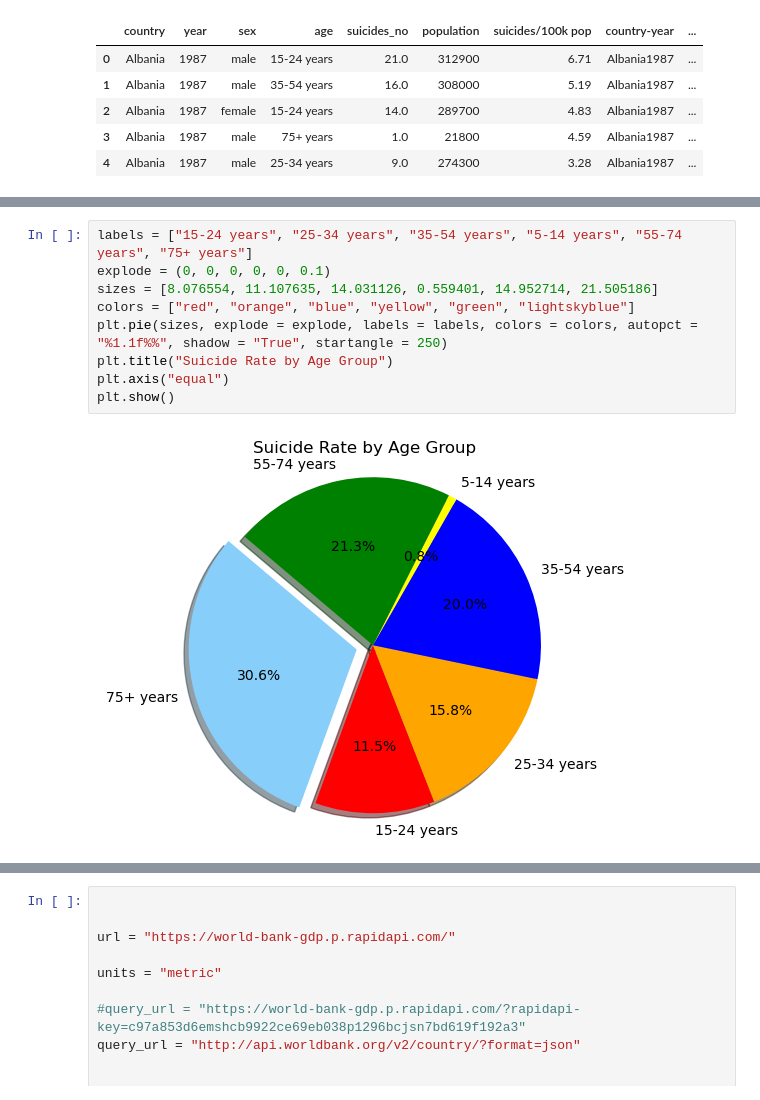
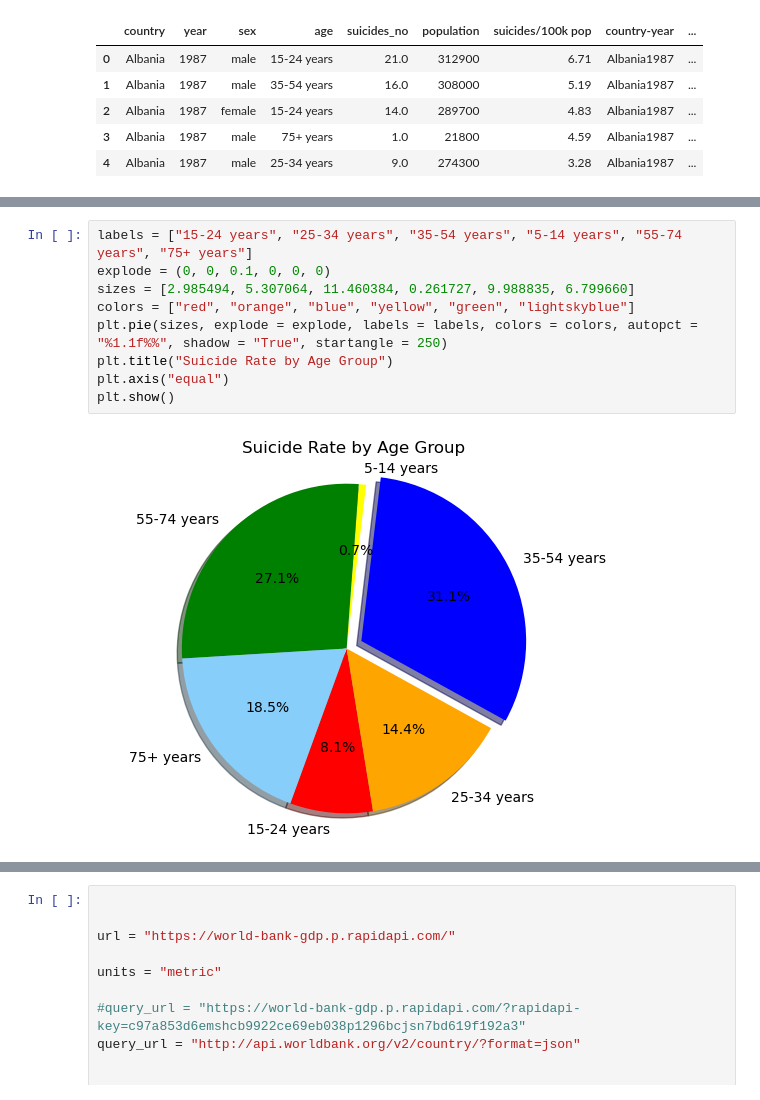
Before and after one commit to BirundhaVaratharajan/Project-1, a Jupyter notebook: Untitled.ipynb, the cells around one changed output, grey strips where cells are left out. Drawn from its saved outputs; the diff is of its cells as text.

Commit message:
new chart with men/women added
added a new chart

```diff
--- a/Untitled.ipynb
+++ b/Untitled.ipynb
@@ -153,11 +154,11 @@ age_data_df
 # %%
 labels = ["15-24 years", "25-34 years", "35-54 years", "5-14 years", "55-74 years", "75+ years"]
-explode = (0, 0, 0, 0, 0, 0.1)
-sizes = [8.076554, 11.107635, 14.031126, 0.559401, 14.952714, 21.505186]
+explode = (0, 0, 0.1, 0, 0, 0)
+sizes = [2.985494, 5.307064, 11.460384, 0.261727, 9.988835, 6.799660]
 colors = ["red", "orange", "blue", "yellow", "green", "lightskyblue"]
 plt.pie(sizes, explode = explode, labels = labels, colors = colors, autopct = "%1.1f%%", shadow = "True", startangle = 250)
 plt.title("Suicide Rate by Age Group")
 plt.axis("equal")
 plt.show()
 # %% [output]
-[figure, old version]
+[figure, new version]
```
Also changed, not shown: parts of 13 cells of this notebook, 1 other file.
